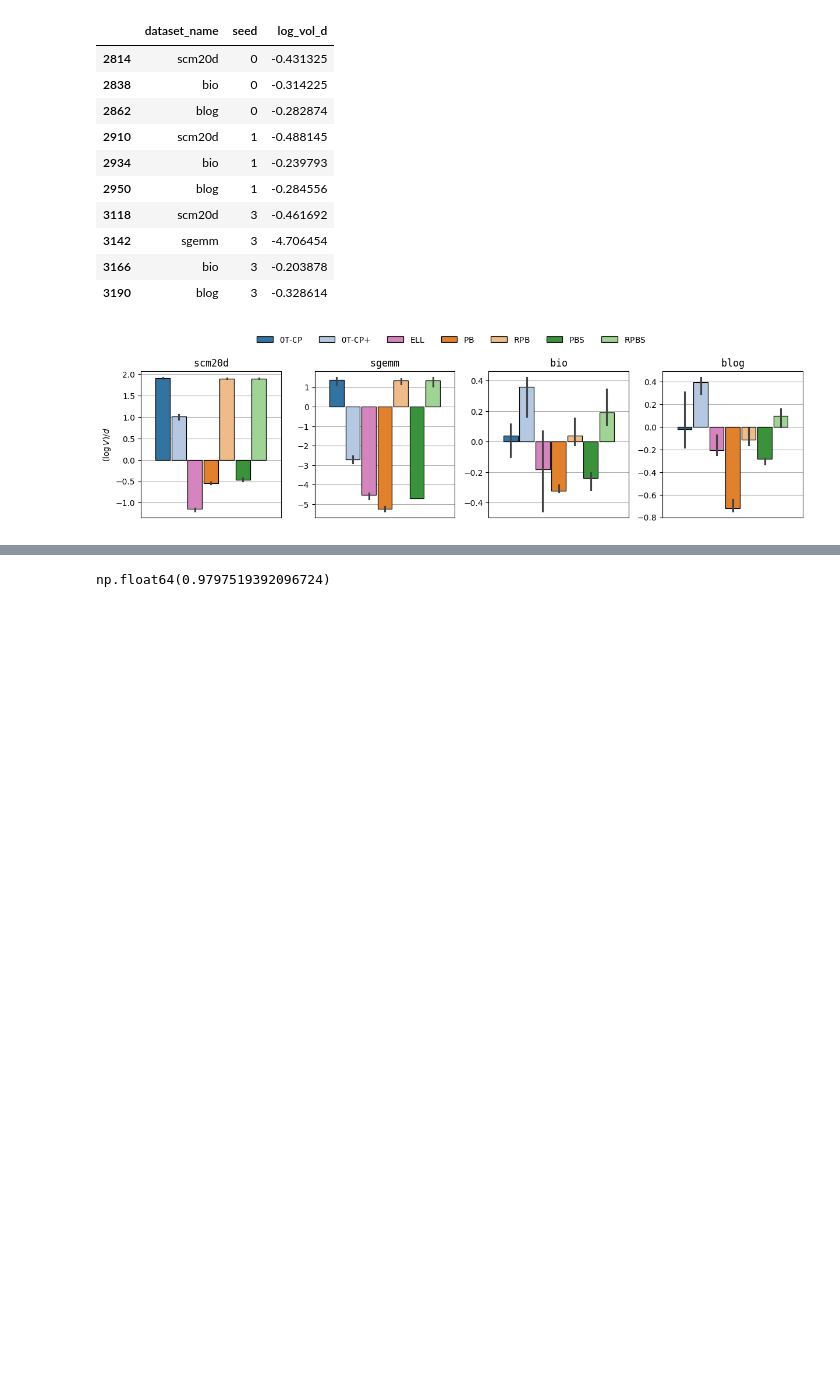
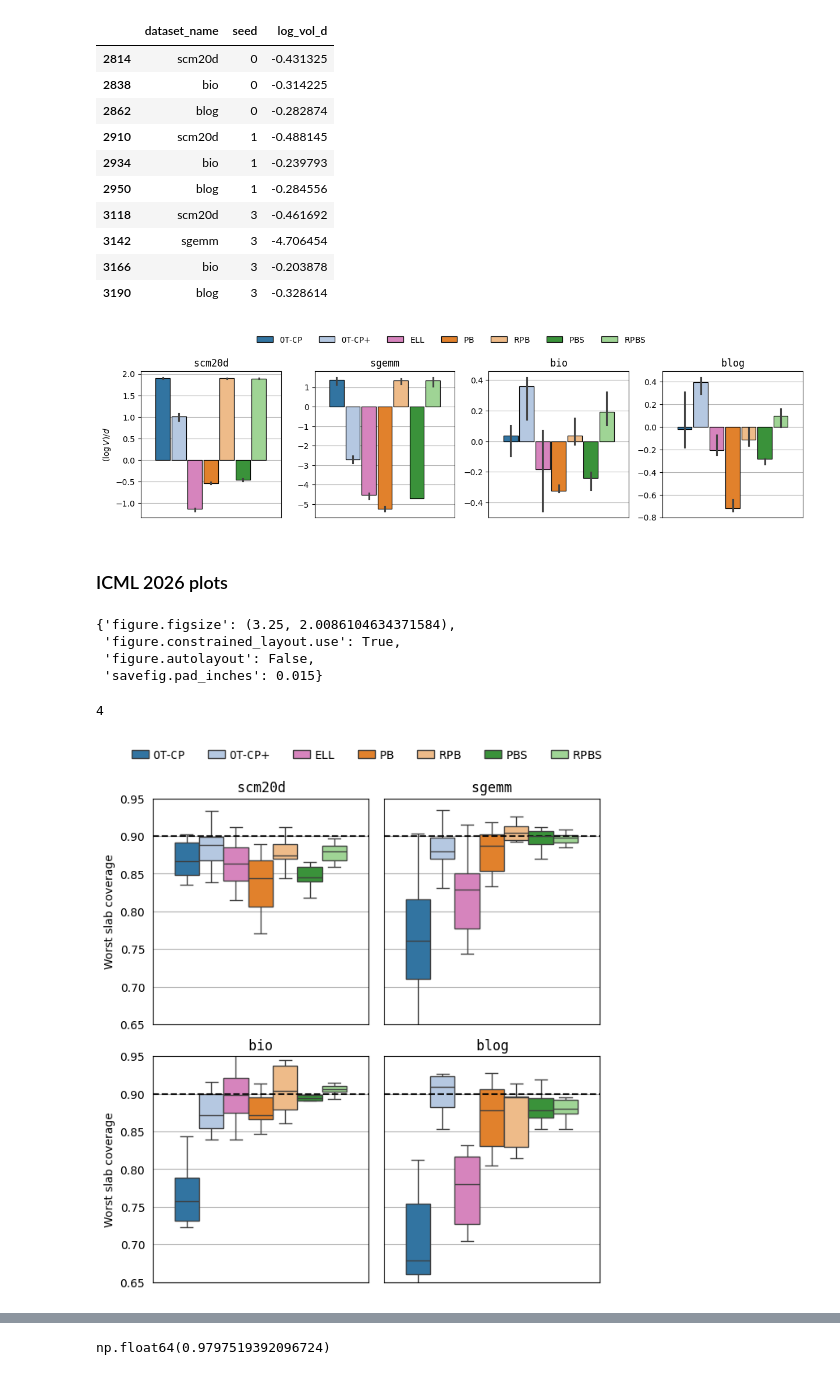
Before and after one commit to VldKnd/conditional_quantile_function, a Jupyter notebook: notebooks/conformal/plot_results_initial.ipynb, the cells around one changed output, grey strips where cells are left out. Saved outputs shown, nothing was run; the diff lists cells and outputs as text; code cells hidden in the pictures; blank space fills up the shorter version.

```diff
--- a/notebooks/conformal/plot_results_initial.ipynb
+++ b/notebooks/conformal/plot_results_initial.ipynb
@@ -686,3 +686,5 @@ for ax in g_logvold.axes.flatten():
 #g_logvold.savefig(plots_dir / "selected_results_volume_250925.png", bbox_inches="tight")
 # %% [output]
 [figure]
+# %% [markdown]
+### ICML 2026 plots
@@ -688,0 +693,48 @@ for ax in g_logvold.axes.flatten():
+# %%
+figsizes.icml2024_half()
+# %% [output]
+{'figure.figsize': (3.25, 2.0086104634371584),
+ 'figure.constrained_layout.use': True,
+ 'figure.autolayout': False,
+ 'savefig.pad_inches': 0.015}
+# %%
+n_facets_to_plot = new_ugly_filter_wsc_df["dataset_name"].nunique()
+print(n_facets_to_plot)
+iclr_width = 5.50107
+icml_width = 3.25
+plot_aspect_wide = 16 / 16
+plot_height = icml_width / plot_aspect_wide
+sns.set_style({'axes.grid' : True})
+g_wsc = sns.catplot(
+    data=new_ugly_filter_wsc_df,
+    kind="box",
+    y="worst_slab_coverage",
+    #col="alpha",
+    #row="dataset_name",
+    col="dataset_name",
+    col_wrap=2,
+    hue="method_name", #_mathtext",
+    palette=selected_palette,
+    sharey=True,
+    showfliers=False,
+    height=plot_height,
+)
+sns.move_legend(g_wsc, "lower center", bbox_to_anchor=(0.45, 1), ncol=len(palette), title=None,
+                labels=labels_main_part, handlelength=1.5, handletextpad=0.4)
+g_wsc.set_axis_labels("", "Worst slab coverage")
+g_wsc.set_xticklabels([])
+g_wsc.despine(bottom=False, top=False, right=False)
+#for (dataset_name, alpha,), ax in g_wsc.axes_dict.items():
+for dataset_name, ax in g_wsc.axes_dict.items():
+    #ax.set_title(rf"$\mathtt{{{dataset_name}}}$, $\alpha={alpha:.1f}$")
+    ax.set_title(rf"$\mathtt{{{dataset_name}}}$")
+    ax.axhline(1 - 0.1, xmax=1, ls="--", c="k", alpha=0.9)
+for ax in g_wsc.axes.flatten():
+    ax.tick_params(left=False, bottom=False)
+    ax.set_ylim(0.65, 0.95)
+
+g_wsc.savefig(plots_dir / "selected_results_worst_slab_coverage_icml.pdf", bbox_inches="tight")
+g_wsc.savefig(plots_dir / "selected_results_worst_slab_coverage_icml.png", bbox_inches="tight")
+# %% [output]
+4
+[figure, added]
```
Also changed, not shown: parts of 6 cells of this notebook, 2 other files.
